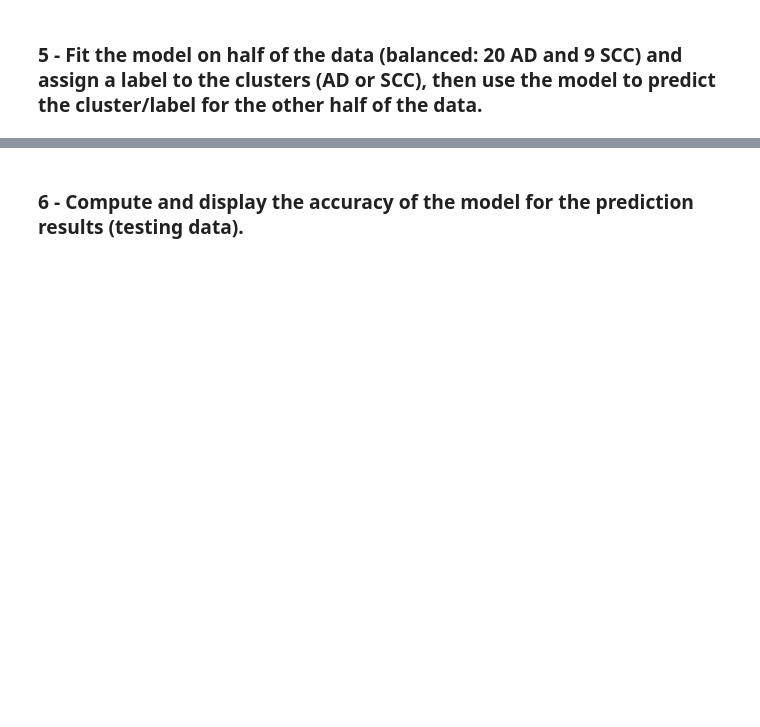
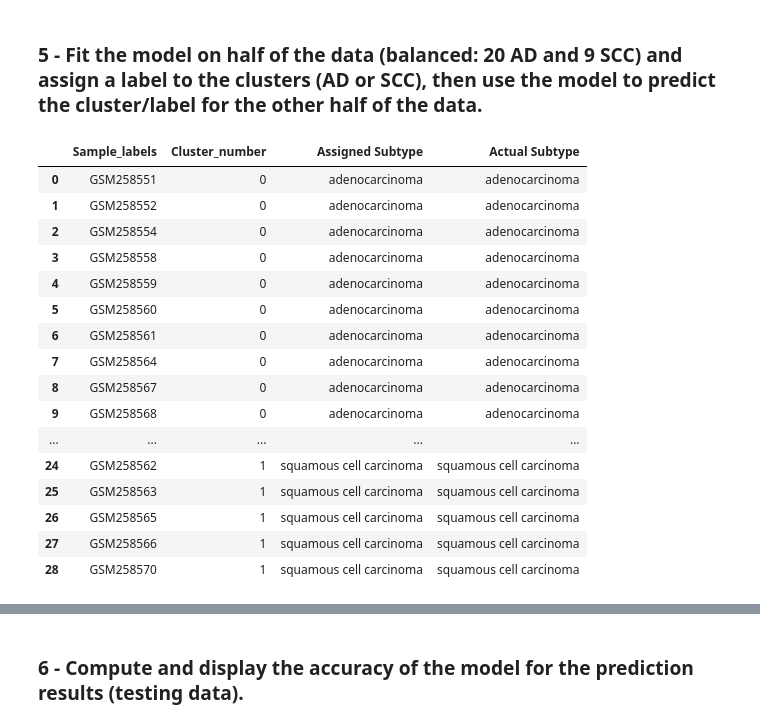
Before and after one commit to xhren1/bioinf575_project, a Jupyter notebook: bioinf575_final_project.ipynb, the cells around one changed output, grey strips where cells are left out. Drawn from its saved outputs; the diff is of its cells as text; code cells hidden in the pictures; blank space fills up the shorter version.

```diff
--- a/bioinf575_final_project.ipynb
+++ b/bioinf575_final_project.ipynb
@@ -199,3 +191,71 @@ print("The accuracy rate is: " + str(accuracy))
 The accuracy rate is: 0.896551724137931
 # %% [markdown]
 ### 5 - Fit the model on half of the data (balanced: 20 AD and 9 SCC) and assign a label to the clusters (AD or SCC), then use the model to predict the cluster/label for the other half of the data.
+# %%
+#find indices that correspond to adenocarcinoma and squamous cell carcinoma
+AD_ind = [i for i in range(len(subtype_list)) if subtype_list[i] == 'adenocarcinoma']
+SCC_ind = [i for i in range(len(subtype_list)) if subtype_list[i] == 'squamous cell carcinoma']
+# %%
+#select half of the indices from each list to identify samples for fitting model, and other half for predictions
+AD_fit = AD_ind[0:int(len(AD_ind)/2)] #first half for fitting
+AD_predict = AD_ind[int(len(AD_ind)/2):int(len(AD_ind))+1] #second half for predicting
+
+SCC_fit = SCC_ind[0:int(len(SCC_ind)/2)] #first half for fitting
+SCC_predict = SCC_ind[int(len(SCC_ind)/2):int(len(AD_ind))+1] #second half for predicting
+
+#concatenate lists
+fit_data_ind = AD_fit + SCC_fit
+predict_data_ind = AD_predict + SCC_predict
+# %%
+# split GSE data in half for fitting model using indices found above
+fit_data = GSE10245_array[fit_data_ind]
+predict_data = GSE10245_array[predict_data_ind]
+# %%
+# first, perform model fitting on first half of the data
+
+# create a cluster object
+cluster = KMeans(n_clusters=2)
+
+# fit k-means on half of the data designated for model fitting
+cluster.fit(fit_data)
+
+# retreive the cluster numbers
+cluster_number = cluster.labels_
+cluster_num_list = list(cluster_number)
+
+#assign label based on cluster numbers (0 = AD, 1 = SCC)
+assigned_subtype = []
+for i in cluster_number:
+    if i == 0:
+        assigned_subtype.append('adenocarcinoma')
+    if i == 1:
+        assigned_subtype.append('squamous cell carcinoma')
+
+# also retrieve actual subtypes and sample names for comparisons
+sample_labels = []
+actual_subtypes = []
+for i in fit_data_ind:
+    actual_subtypes.append(subtype_list[i])
+    sample_labels.append(sample_labels_list[i])
+
+#compile into dataframe
+fit_model_df = pd.DataFrame({"Sample_labels": sample_labels, "Cluster_number": cluster_num_list, "Assigned Subtype" : assigned_subtype, "Actual Subtype":actual_subtypes})
+fit_model_df
+# %% [output]
+|  | Sample_labels | Cluster_number | Assigned Subtype | Actual Subtype |
+| 0 | GSM258551 | 0 | adenocarcinoma | adenocarcinoma |
+| 1 | GSM258552 | 0 | adenocarcinoma | adenocarcinoma |
+| 2 | GSM258554 | 0 | adenocarcinoma | adenocarcinoma |
+| 3 | GSM258558 | 0 | adenocarcinoma | adenocarcinoma |
+| 4 | GSM258559 | 0 | adenocarcinoma | adenocarcinoma |
+| 5 | GSM258560 | 0 | adenocarcinoma | adenocarcinoma |
+| 6 | GSM258561 | 0 | adenocarcinoma | adenocarcinoma |
+| 7 | GSM258564 | 0 | adenocarcinoma | adenocarcinoma |
+| 8 | GSM258567 | 0 | adenocarcinoma | adenocarcinoma |
+| 9 | GSM258568 | 0 | adenocarcinoma | adenocarcinoma |
+| ... | ... | ... | ... | ... |
+| 24 | GSM258562 | 1 | squamous cell carcinoma | squamous cell carcinoma |
+| 25 | GSM258563 | 1 | squamous cell carcinoma | squamous cell carcinoma |
+| 26 | GSM258565 | 1 | squamous cell carcinoma | squamous cell carcinoma |
+| 27 | GSM258566 | 1 | squamous cell carcinoma | squamous cell carcinoma |
+| 28 | GSM258570 | 1 | squamous cell carcinoma | squamous cell carcinoma |
```
Also changed, not shown: parts of 4 cells of this notebook.
